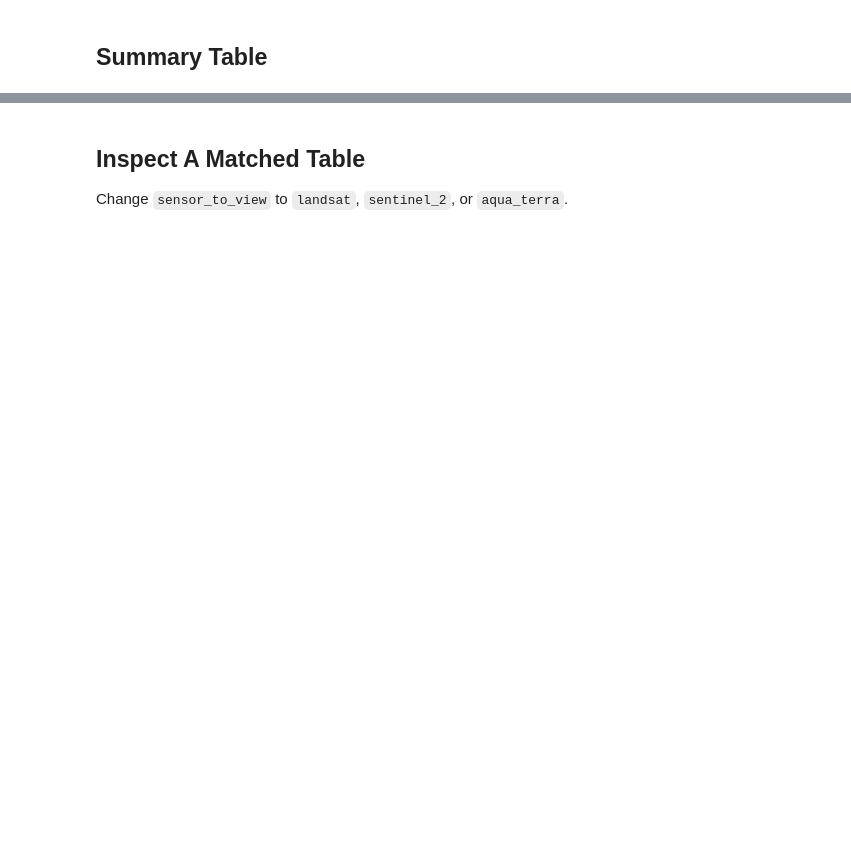
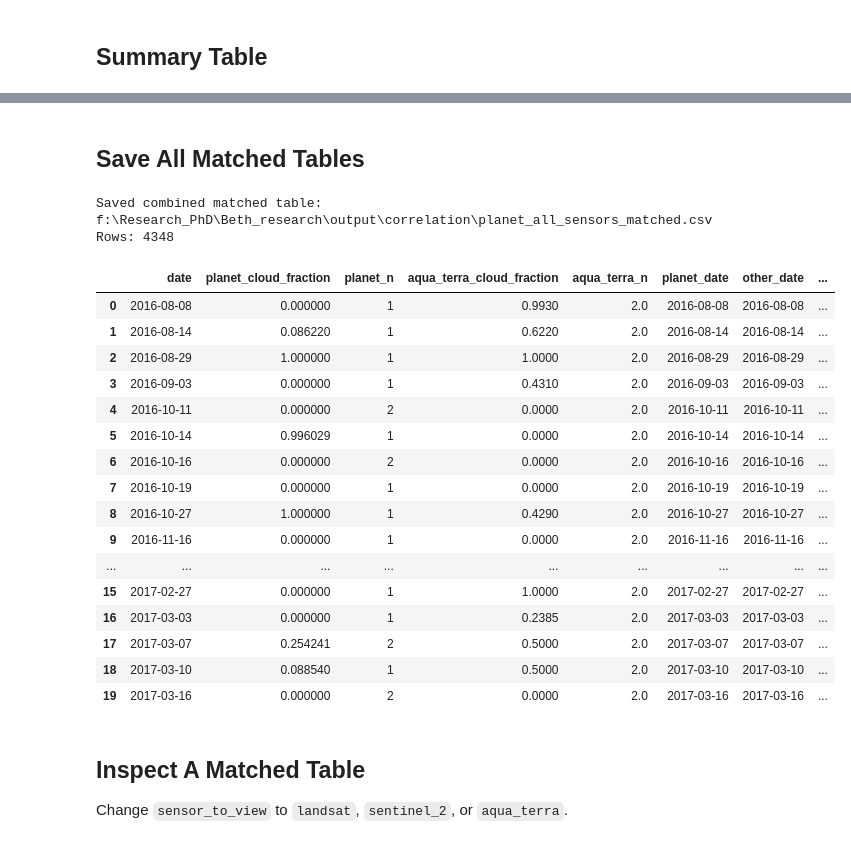
Before and after one commit to LiYuyangHC/Beth_research, a Jupyter notebook: cloud_fraction_correlation_notebook.ipynb, the cells around one changed output, grey strips where cells are left out. Saved outputs shown, nothing was run; the diff lists cells and outputs as text; code cells hidden in the pictures; blank space fills up the shorter version.

```diff
--- a/cloud_fraction_correlation_notebook.ipynb
+++ b/cloud_fraction_correlation_notebook.ipynb
@@ -374,3 +454,39 @@ Saved summary: f:\Research_PhD\Beth_research\output\correlation\planet_sensor_co
+# %% [markdown]
+## Save All Matched Tables
+# %%
+if not matched_tables:
+    print("No matched tables to combine.")
+else:
+    combined_matched = pd.concat(
+        [table.assign(sensor=sensor) for sensor, table in matched_tables.items()],
+        ignore_index=True,
+        sort=False,
+    )
+    combined_path = OUT_DIR / "planet_all_sensors_matched.csv"
+    combined_matched.to_csv(combined_path, index=False)
+    print(f"Saved combined matched table: {combined_path}")
+    print(f"Rows: {len(combined_matched)}")
+    display(combined_matched.head(20))
+# %% [output]
+Saved combined matched table: f:\Research_PhD\Beth_research\output\correlation\planet_all_sensors_matched.csv
+Rows: 4348
+|  | date | planet_cloud_fraction | planet_n | aqua_terra_cloud_fraction | aqua_terra_n | planet_date | other_date | ... |
+| 0 | 2016-08-08 | 0.000000 | 1 | 0.9930 | 2.0 | 2016-08-08 | 2016-08-08 | ... |
+| 1 | 2016-08-14 | 0.086220 | 1 | 0.6220 | 2.0 | 2016-08-14 | 2016-08-14 | ... |
+| 2 | 2016-08-29 | 1.000000 | 1 | 1.0000 | 2.0 | 2016-08-29 | 2016-08-29 | ... |
+| 3 | 2016-09-03 | 0.000000 | 1 | 0.4310 | 2.0 | 2016-09-03 | 2016-09-03 | ... |
+| 4 | 2016-10-11 | 0.000000 | 2 | 0.0000 | 2.0 | 2016-10-11 | 2016-10-11 | ... |
+| 5 | 2016-10-14 | 0.996029 | 1 | 0.0000 | 2.0 | 2016-10-14 | 2016-10-14 | ... |
+| 6 | 2016-10-16 | 0.000000 | 2 | 0.0000 | 2.0 | 2016-10-16 | 2016-10-16 | ... |
+| 7 | 2016-10-19 | 0.000000 | 1 | 0.0000 | 2.0 | 2016-10-19 | 2016-10-19 | ... |
+| 8 | 2016-10-27 | 1.000000 | 1 | 0.4290 | 2.0 | 2016-10-27 | 2016-10-27 | ... |
+| 9 | 2016-11-16 | 0.000000 | 1 | 0.0000 | 2.0 | 2016-11-16 | 2016-11-16 | ... |
+| ... | ... | ... | ... | ... | ... | ... | ... | ... |
+| 15 | 2017-02-27 | 0.000000 | 1 | 1.0000 | 2.0 | 2017-02-27 | 2017-02-27 | ... |
+| 16 | 2017-03-03 | 0.000000 | 1 | 0.2385 | 2.0 | 2017-03-03 | 2017-03-03 | ... |
+| 17 | 2017-03-07 | 0.254241 | 2 | 0.5000 | 2.0 | 2017-03-07 | 2017-03-07 | ... |
+| 18 | 2017-03-10 | 0.088540 | 1 | 0.5000 | 2.0 | 2017-03-10 | 2017-03-10 | ... |
+| 19 | 2017-03-16 | 0.000000 | 2 | 0.0000 | 2.0 | 2017-03-16 | 2017-03-16 | ... |
 # %% [markdown]
 ## Inspect A Matched Table
 
```
Also changed, not shown: parts of 10 cells of this notebook, 3 other files.
